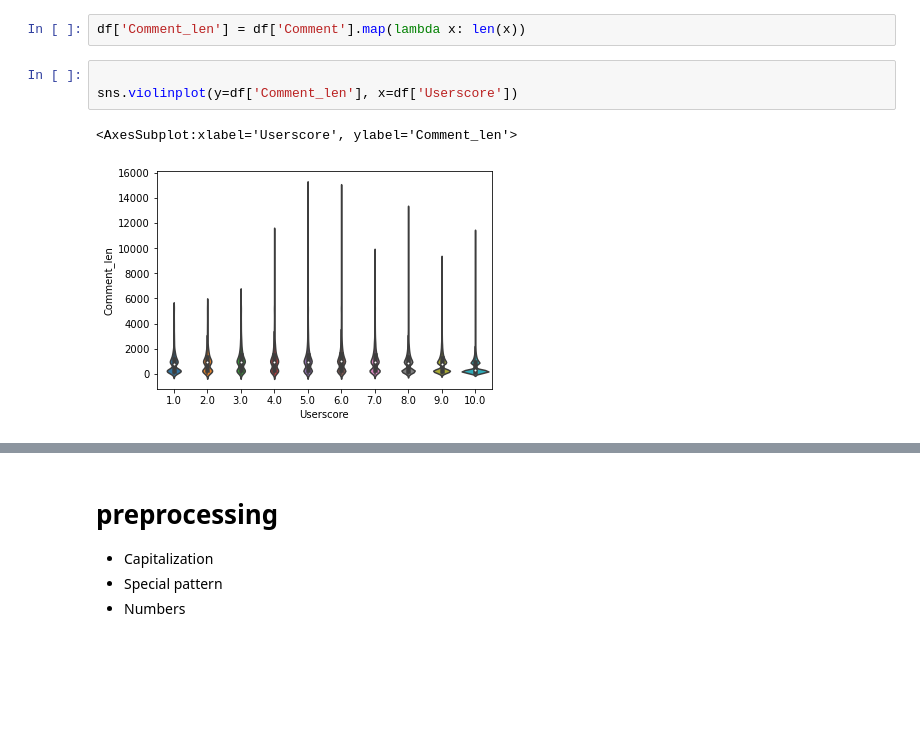
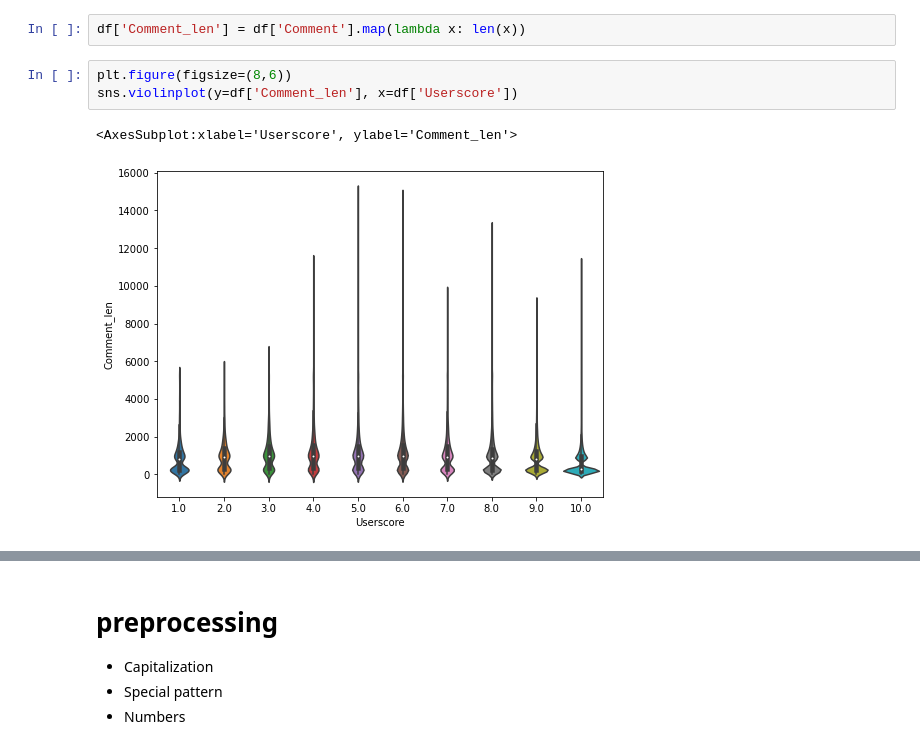
Before and after one commit to vivyhasadream/Game_Recommender_System_W_Sentimental_Analyzer, a Jupyter notebook: 2_EDA_NLP.ipynb, the cells around one changed output, grey strips where cells are left out. Cells and saved outputs as stored; diff of their text form; blank space fills up the shorter version.

```diff
--- a/2_EDA_NLP.ipynb
+++ b/2_EDA_NLP.ipynb
@@ -72,8 +78,8 @@ df.Userscore.value_counts(normalize=True).sort_index().plot(kind='bar')
 # %%
 df['Comment_len'] = df['Comment'].map(lambda x: len(x))
 # %%
-
+plt.figure(figsize=(8,6))
 sns.violinplot(y=df['Comment_len'], x=df['Userscore'])
 # %% [output]
 <AxesSubplot:xlabel='Userscore', ylabel='Comment_len'>
-[figure, old version]
+[figure, new version]
```
Also changed, not shown: parts of 23 cells of this notebook, 1 other file.
